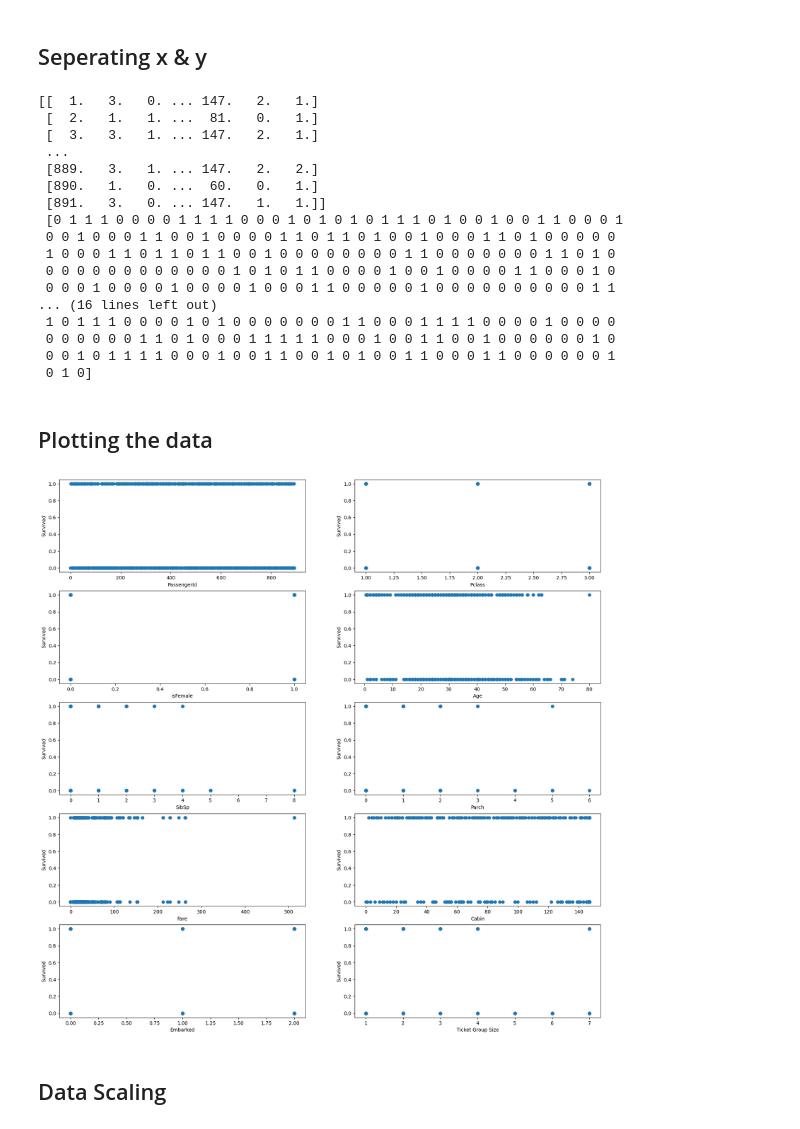
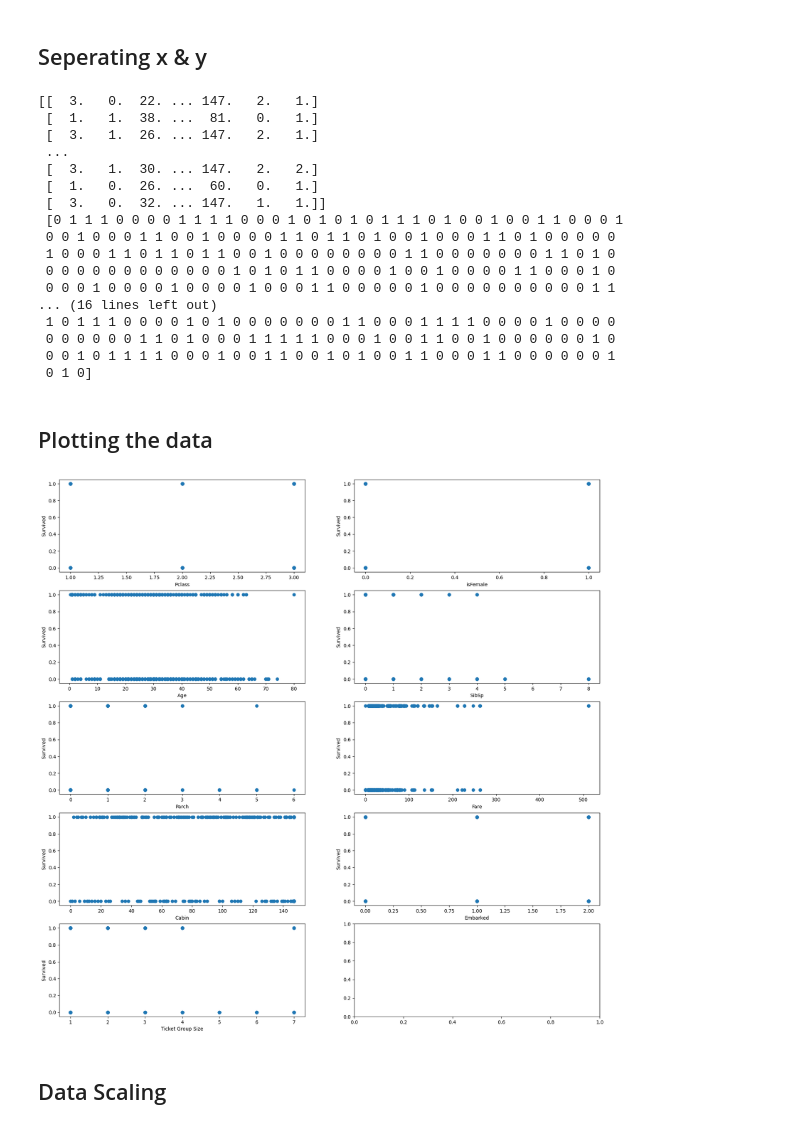
Before and after one commit to kiyamehr/Machine-Learning-Journey, a Jupyter notebook: Andrew Ag's ML Specialization/My Labs and Codes/Project/Kaggle Challenges/TitanicSurvival.ipynb, the cells around one changed output. Drawn from its saved outputs; the diff is of its cells as text; code cells hidden in the pictures.

Commit message:
Trained a model with the error of 5 percent!

```diff
--- a/Andrew Ag's ML Specialization/My Labs and Codes/Project/Kaggle Challenges/TitanicSurvival.ipynb
+++ b/Andrew Ag's ML Specialization/My Labs and Codes/Project/Kaggle Challenges/TitanicSurvival.ipynb
@@ -227,0 +8,3 @@ cleaned_data_train.corr()
+# %%
+cleaned_data_train = clean_titanic_data(data_train)
+print(cleaned_data_train.to_string())
@@ -242,13 +43,13 @@ y_train = cleaned_data_train['Survived'].to_numpy()
 
 print(x_train, '\n', y_train)
 # %% [output]
-[[  1.   3.   0. ... 147.   2.   1.]
- [  2.   1.   1. ...  81.   0.   1.]
- [  3.   3.   1. ... 147.   2.   1.]
+[[  3.   0.  22. ... 147.   2.   1.]
+ [  1.   1.  38. ...  81.   0.   1.]
+ [  3.   1.  26. ... 147.   2.   1.]
  ...
- [889.   3.   1. ... 147.   2.   2.]
- [890.   1.   0. ...  60.   0.   1.]
- [891.   3.   0. ... 147.   1.   1.]]
+ [  3.   1.  30. ... 147.   2.   2.]
+ [  1.   0.  26. ...  60.   0.   1.]
+ [  3.   0.  32. ... 147.   1.   1.]]
  [0 1 1 1 0 0 0 0 1 1 1 1 0 0 0 1 0 1 0 1 0 1 1 1 0 1 0 0 1 0 0 1 1 0 0 0 1
  0 0 1 0 0 0 1 1 0 0 1 0 0 0 0 1 1 0 1 1 0 1 0 0 1 0 0 0 1 1 0 1 0 0 0 0 0
  1 0 0 0 1 1 0 1 1 0 1 1 0 0 1 0 0 0 0 0 0 0 0 1 1 0 0 0 0 0 0 0 1 1 0 1 0
@@ -266,17 +67,17 @@ import matplotlib.pyplot as plt
 # %%
 features = list(cleaned_data_train.columns.values)
 features.remove("Survived")
 
 
 fig, plot = plt.subplots(5, 2, figsize=(20, 20))
 plot = plot.ravel()
 
-for i in range(10):
+for i in range(9):
     plot[i].scatter(x_train[:, i], y_train)
     plot[i].set_xlabel(features[i])
     plot[i].set_ylabel('Survived')
 # %% [output]
-[figure, old version]
+[figure, new version]
 # %% [markdown]
 ## Data Scaling
 # %%
```
Also changed, not shown: parts of 30 cells of this notebook.
